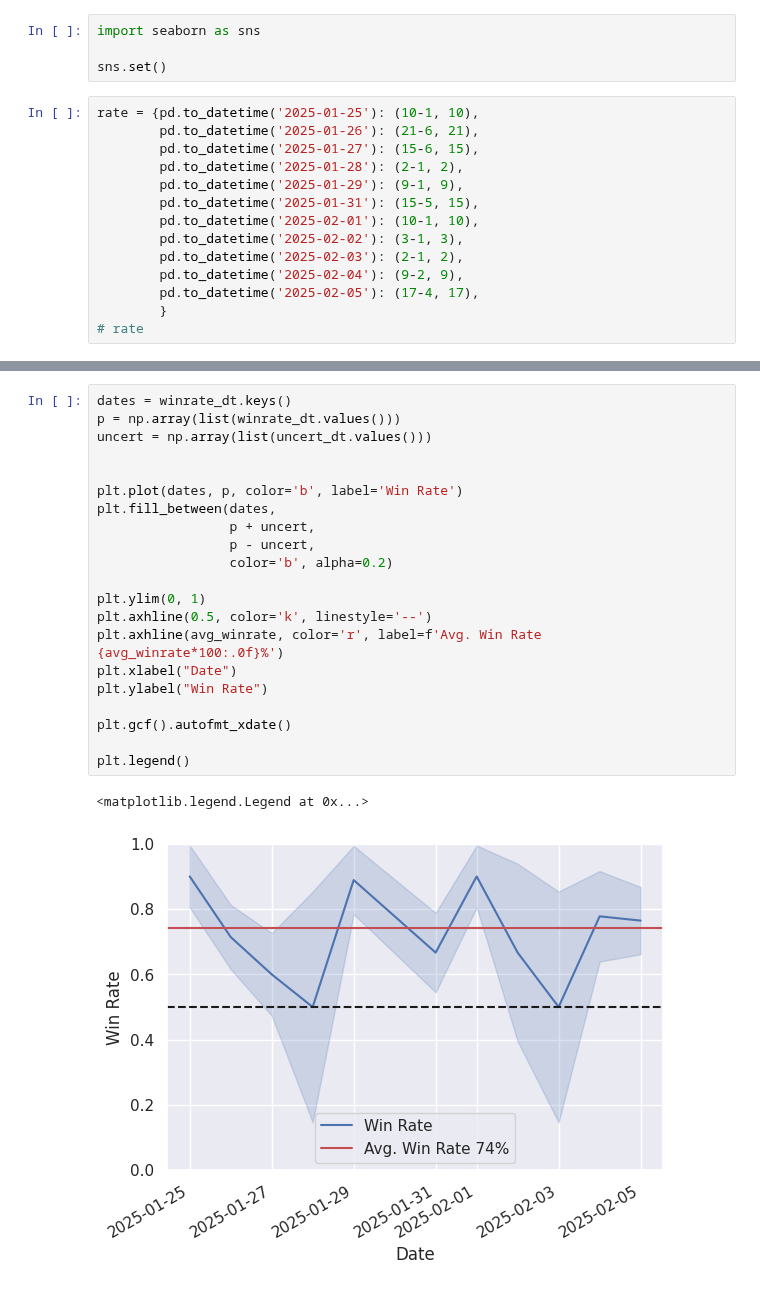
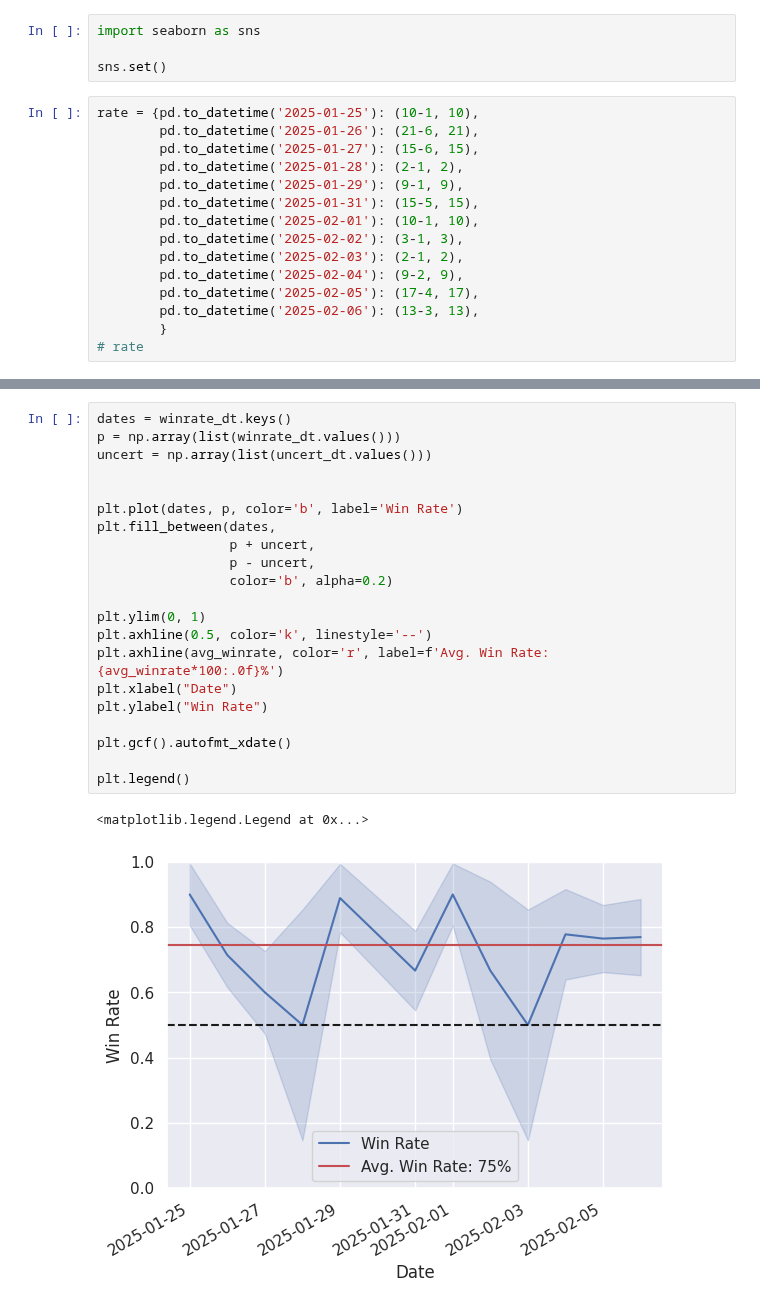
Before and after one commit to ansonkwokth/TableTennisPrediction, a Jupyter notebook: example.ipynb, the cells around one changed output, grey strips where cells are left out. Cells and saved outputs as stored; diff of their text form.

```diff
--- a/example.ipynb
+++ b/example.ipynb
@@ -538,6 +538,7 @@ rate = {pd.to_datetime('2025-01-25'): (10-1, 10),
         pd.to_datetime('2025-02-03'): (2-1, 2),
         pd.to_datetime('2025-02-04'): (9-2, 9),
         pd.to_datetime('2025-02-05'): (17-4, 17),
+        pd.to_datetime('2025-02-06'): (13-3, 13),
         }
 # rate
 # %%
@@ -559,27 +560,27 @@ Average winrate: 0.7434
 # %%
 dates = winrate_dt.keys()
 p = np.array(list(winrate_dt.values()))
 uncert = np.array(list(uncert_dt.values()))
 
 
 plt.plot(dates, p, color='b', label='Win Rate')
 plt.fill_between(dates,
                  p + uncert,
                  p - uncert,
                  color='b', alpha=0.2)
 
 plt.ylim(0, 1)
 plt.axhline(0.5, color='k', linestyle='--')
-plt.axhline(avg_winrate, color='r', label=f'Avg. Win Rate {avg_winrate*100:.0f}%')
+plt.axhline(avg_winrate, color='r', label=f'Avg. Win Rate: {avg_winrate*100:.0f}%')
 plt.xlabel("Date")
 plt.ylabel("Win Rate")
 
 plt.gcf().autofmt_xdate()
 
 plt.legend()
 # %% [output]
 <matplotlib.legend.Legend at 0x...>
-[figure, old version]
+[figure, new version]
 # %%
 hist = {pd.to_datetime('2025-01-25'): 4,
         pd.to_datetime('2025-01-26'): -0.994,
```
Also changed, not shown: parts of 5 cells of this notebook.
